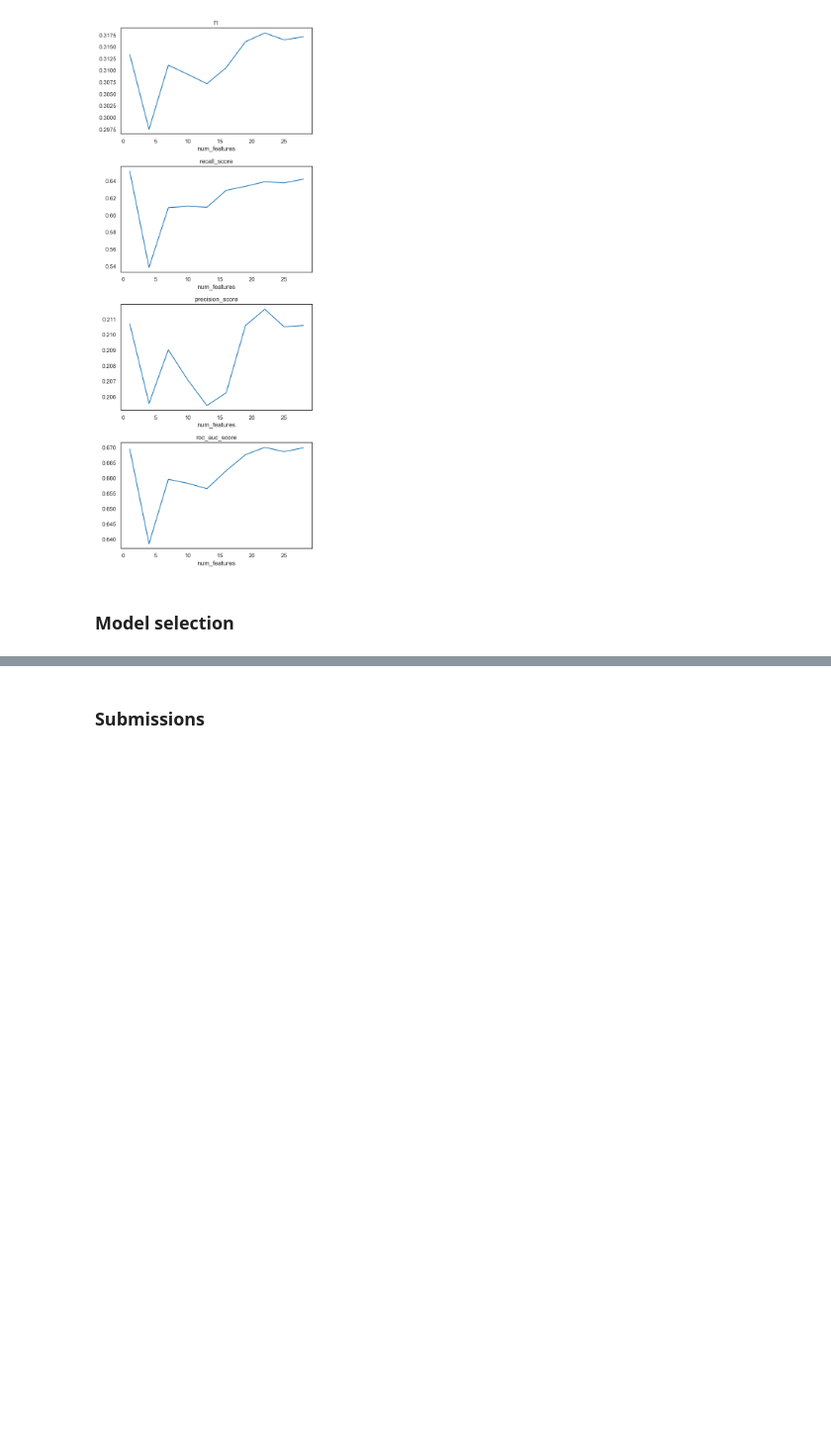
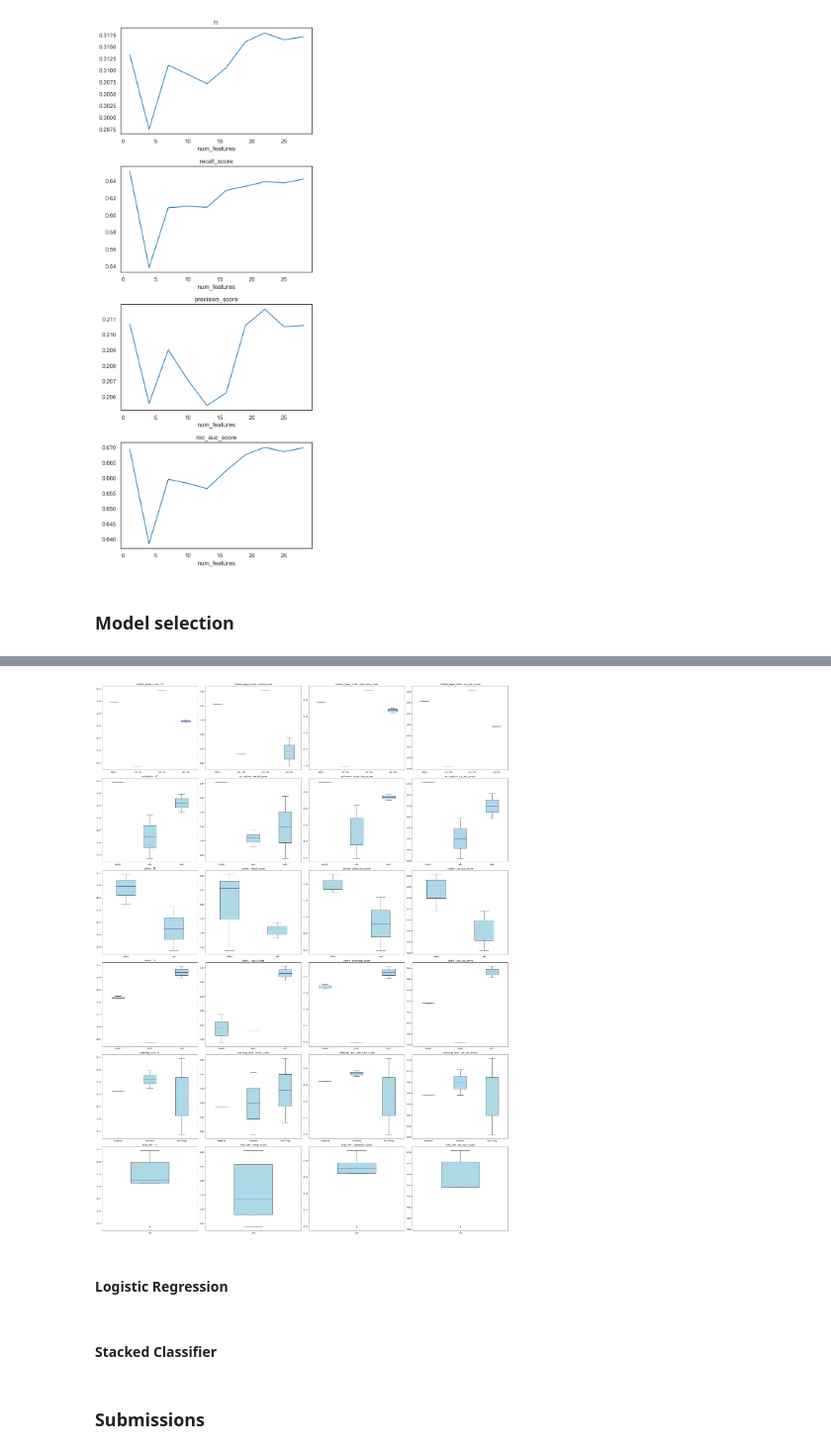
Before and after one commit to ontenkutsenko/ML_Hospital_Readmissions, a Jupyter notebook: Binary classification.ipynb, the cells around one changed output, grey strips where cells are left out. Shown at 99% size. Drawn from its saved outputs; the diff is of its cells as text; code cells hidden in the pictures; blank space fills up the shorter version.

```diff
--- a/Binary classification.ipynb
+++ b/Binary classification.ipynb
@@ -1884,0 +2187,31 @@ for i in range(5):
+# %%
+## Rerun with simple upsampling
+
+model = MLPClassifier(verbose = False)
+
+params = {
+    'hidden_layer_sizes': [(50, 50), (100,), (30,30), (80,80), (30,30,30)],
+    'activation': ['logistic', 'tanh', 'relu'],
+    'solver': ['sgd', 'adam'],
+    'alpha': [0.0001, 0.001, 0.01],
+    'learning_rate': ['constant', 'invscaling', 'adaptive'],
+    'max_iter': [200, 300, 400]
+}
+
+mlp_upsample_params = []
+mlp_result = []
+for i in tqdm(range(5)):
+    random_params = {}
+    for key, values in params.items():
+        random_params[key] = random.choice(values)
+
+    mlp_result.append(cross_validation(data,
+                     target,
+                     model,
+                     random_params,
+                     scaling = True,
+                     features_for_scaling_minmax = features_for_scaling_minmax,
+                     features_for_scaling_standard = features_for_scaling_standard,
+                     upsample = True,
+                     upsample_type = 'simple',
+                     cv=5))
@@ -1885,3 +2232,14 @@ for i in range(5):
+# %%
+num_best_models = 50
+
+best_models = sorted(mlp_result, key = lambda x: -x[1]['f1'][1])[:num_best_models]
+# fig,ax = plt.subplots(ncols = len(result[0][1]), nrows = len(params), figsize = (30,40))
+
+plot_metrics(mlp_result, params, best_models, figsize_param = (30,40))
+# %% [output]
+[figure, added]
+# %% [markdown]
+#### Logistic Regression
 # %%
 model = LogisticRegression(solver='saga', max_iter = 400,
                            class_weight = 'balanced', random_state = random_state )
@@ -1914 +2270,3 @@ for i in range(5):
                      cv=5))
+# %% [markdown]
+#### Stacked Classifier
```
Also changed, not shown: parts of 56 cells of this notebook, 19 other files.
